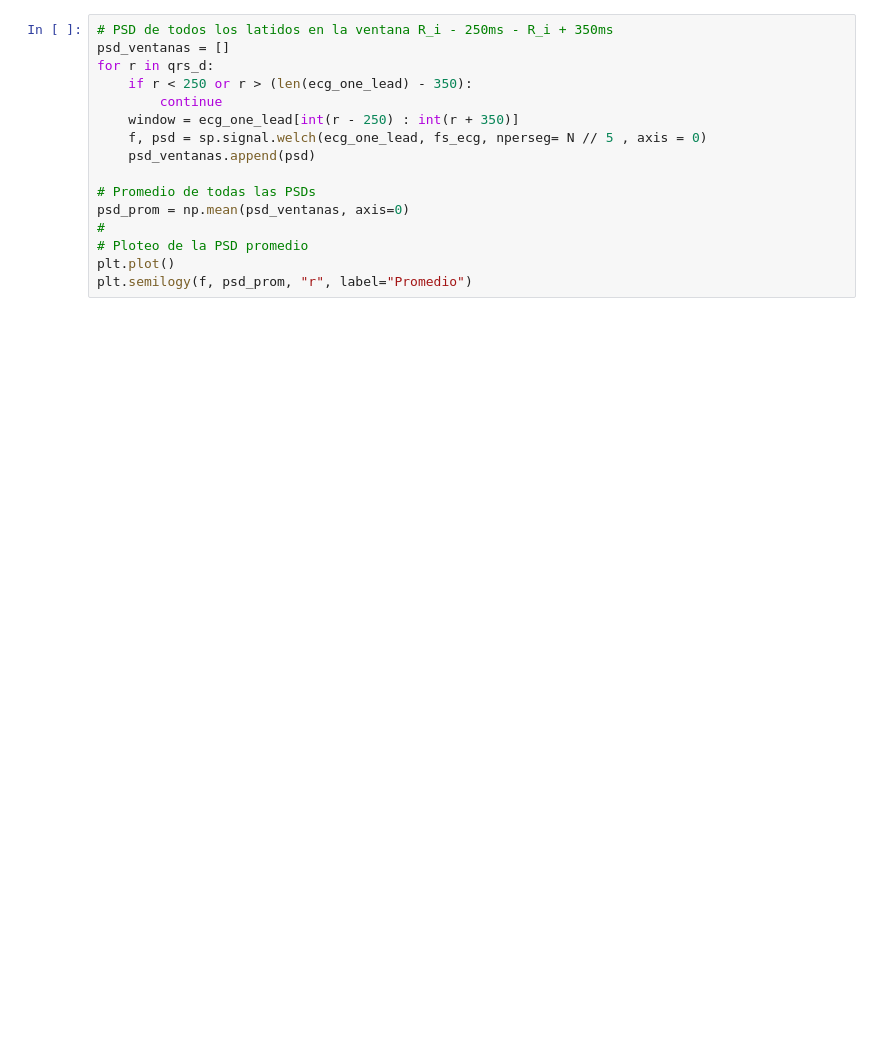
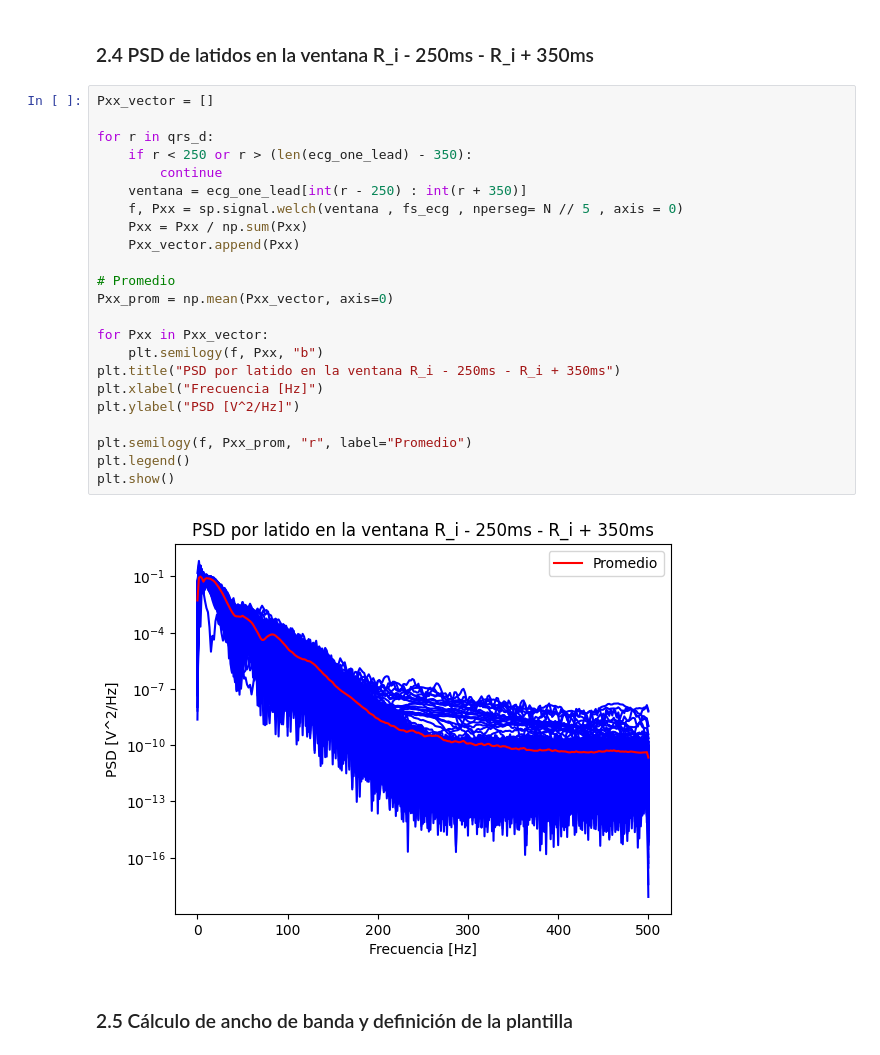
Before and after one commit to micuentz/Workspace_PDS, a Jupyter notebook: Carpeta/Guerrero_TS8.ipynb, the cells around one changed output. Drawn from its saved outputs; the diff is of its cells as text; blank space fills up the shorter version.

```diff
--- a/Carpeta/Guerrero_TS8.ipynb
+++ b/Carpeta/Guerrero_TS8.ipynb
@@ -70,19 +83,32 @@ plt.semilogy(f_10s,psd_10s/np.sum(psd_10s))
 # %% [output]
 [<matplotlib.lines.Line2D at 0x...>]
 [figure]
+# %% [markdown]
+### 2.4 PSD de latidos en la ventana R_i - 250ms - R_i + 350ms
 # %%
-# PSD de todos los latidos en la ventana R_i - 250ms - R_i + 350ms
-psd_ventanas = []
+Pxx_vector = []
+
 for r in qrs_d:
     if r < 250 or r > (len(ecg_one_lead) - 350):
         continue
-    window = ecg_one_lead[int(r - 250) : int(r + 350)]
-    f, psd = sp.signal.welch(ecg_one_lead, fs_ecg, nperseg= N // 5 , axis = 0)
-    psd_ventanas.append(psd)
+    ventana = ecg_one_lead[int(r - 250) : int(r + 350)]
+    f, Pxx = sp.signal.welch(ventana , fs_ecg , nperseg= N // 5 , axis = 0)
+    Pxx = Pxx / np.sum(Pxx)
+    Pxx_vector.append(Pxx)
 
-# Promedio de todas las PSDs
-psd_prom = np.mean(psd_ventanas, axis=0)
-#
-# Ploteo de la PSD promedio
-plt.plot()
-plt.semilogy(f, psd_prom, "r", label="Promedio")
+# Promedio
+Pxx_prom = np.mean(Pxx_vector, axis=0)
+
+for Pxx in Pxx_vector:
+    plt.semilogy(f, Pxx, "b")
+plt.title("PSD por latido en la ventana R_i - 250ms - R_i + 350ms")
+plt.xlabel("Frecuencia [Hz]")
+plt.ylabel("PSD [V^2/Hz]")
+
+plt.semilogy(f, Pxx_prom, "r", label="Promedio")
+plt.legend()
+plt.show()
+# %% [output]
+[figure, added]
+# %% [markdown]
+### 2.5 Cálculo de ancho de banda y definición de la plantilla
```
Also changed, not shown: parts of 11 cells of this notebook, 3 other files.
